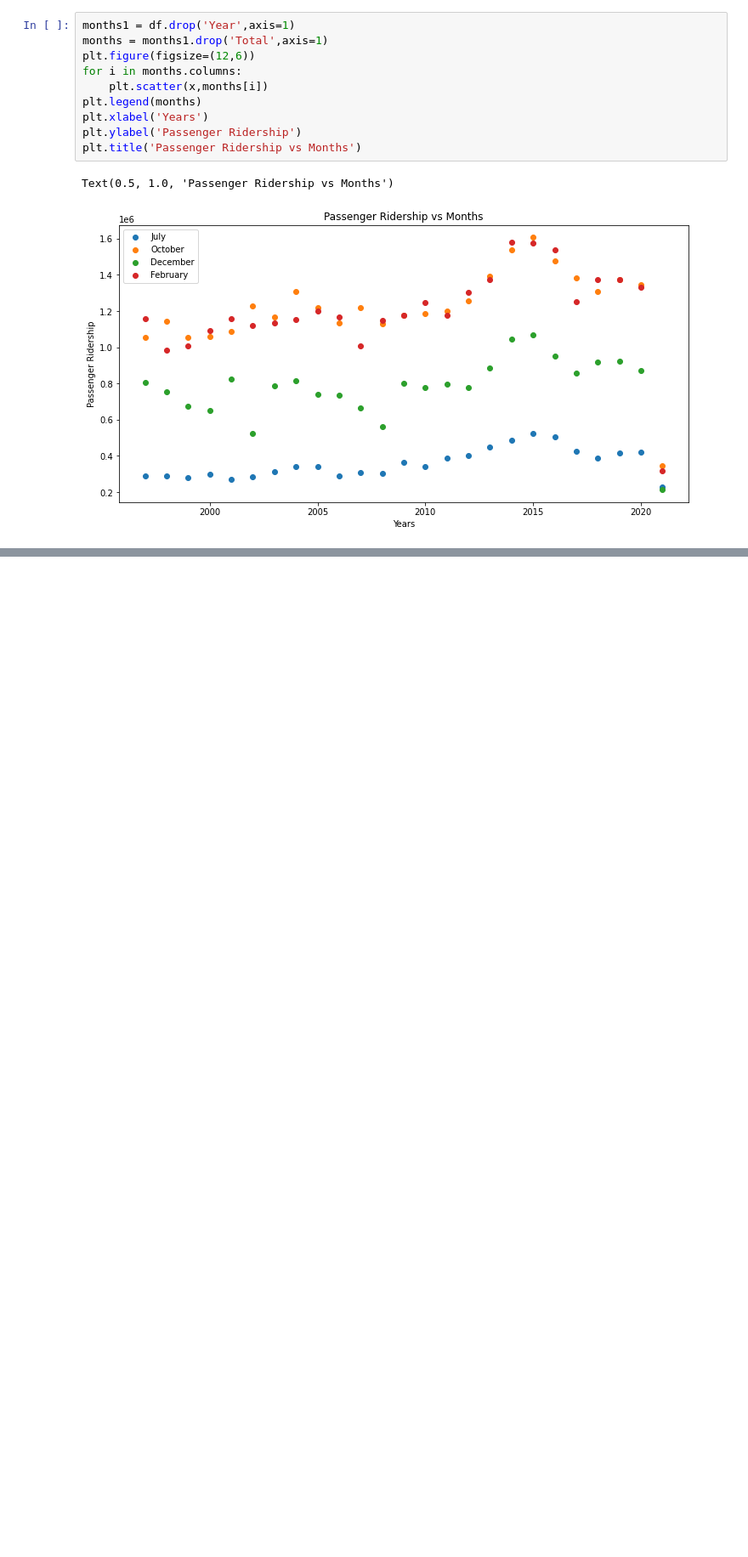
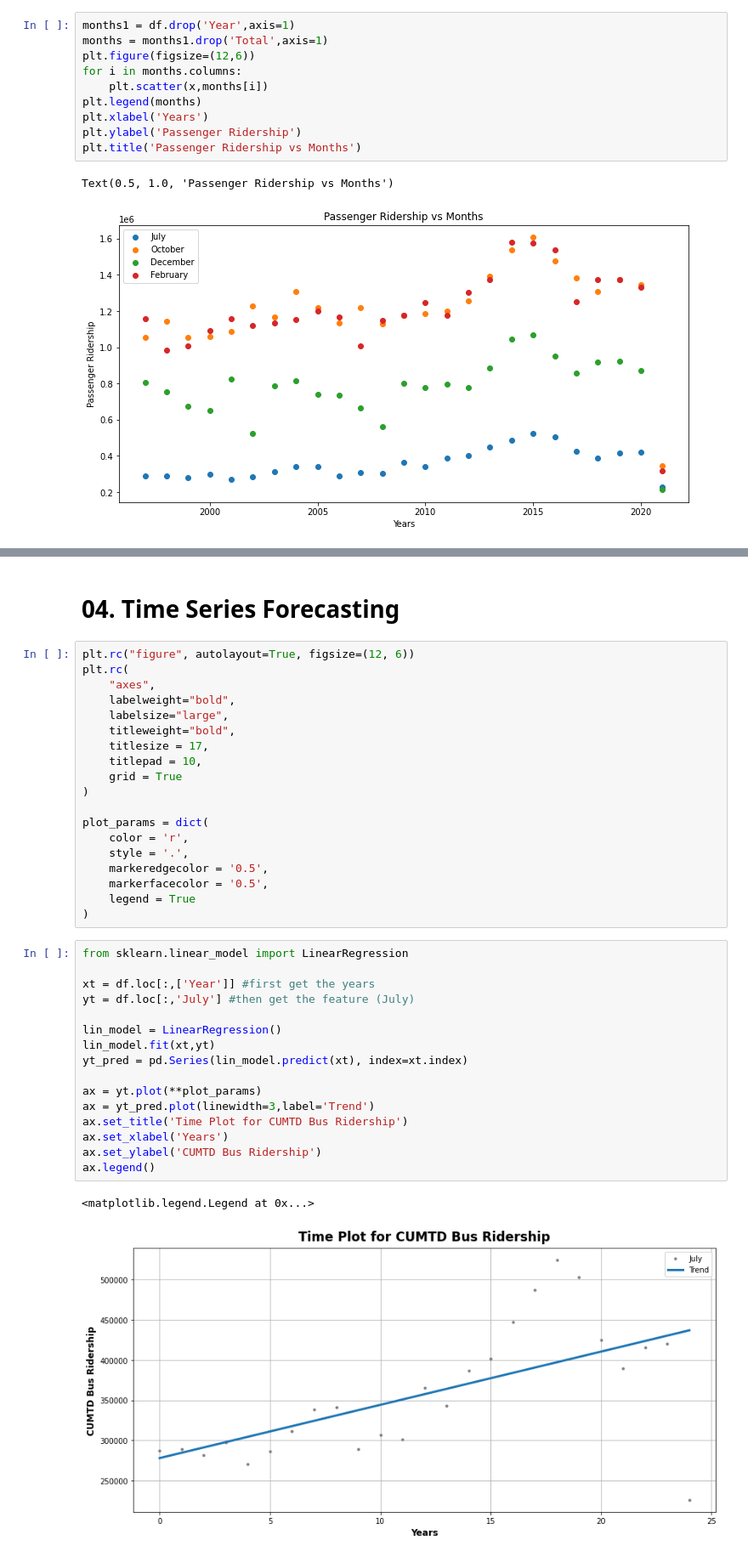
Before and after one commit to lotlouischoitslab/Champaign-Urbana_Bus_Ridership, a Jupyter notebook: champaign_bus_data_analysis.ipynb, the cells around one changed output, grey strips where cells are left out. Shown at 85% size. Drawn from its saved outputs; the diff is of its cells as text; blank space fills up the shorter version.

```diff
--- a/champaign_bus_data_analysis.ipynb
+++ b/champaign_bus_data_analysis.ipynb
@@ -167,0 +166,40 @@ print(mean_absolute_error(val_y, pass_forest_preds))
+# %% [markdown]
+# 04. Time Series Forecasting
+# %%
+plt.rc("figure", autolayout=True, figsize=(12, 6))
+plt.rc(
+    "axes",
+    labelweight="bold",
+    labelsize="large",
+    titleweight="bold",
+    titlesize = 17,
+    titlepad = 10,
+    grid = True
+)
+
+plot_params = dict(
+    color = 'r',
+    style = '.',
+    markeredgecolor = '0.5',
+    markerfacecolor = '0.5',
+    legend = True
+)
+# %%
+from sklearn.linear_model import LinearRegression
+
+xt = df.loc[:,['Year']] #first get the years
+yt = df.loc[:,'July'] #then get the feature (July)
+
+lin_model = LinearRegression()
+lin_model.fit(xt,yt)
+yt_pred = pd.Series(lin_model.predict(xt), index=xt.index)
+
+ax = yt.plot(**plot_params)
+ax = yt_pred.plot(linewidth=3,label='Trend')
+ax.set_title('Time Plot for CUMTD Bus Ridership')
+ax.set_xlabel('Years')
+ax.set_ylabel('CUMTD Bus Ridership')
+ax.legend()
+# %% [output]
+<matplotlib.legend.Legend at 0x...>
+[figure, added]
```
Also changed, not shown: parts of 18 cells of this notebook.
